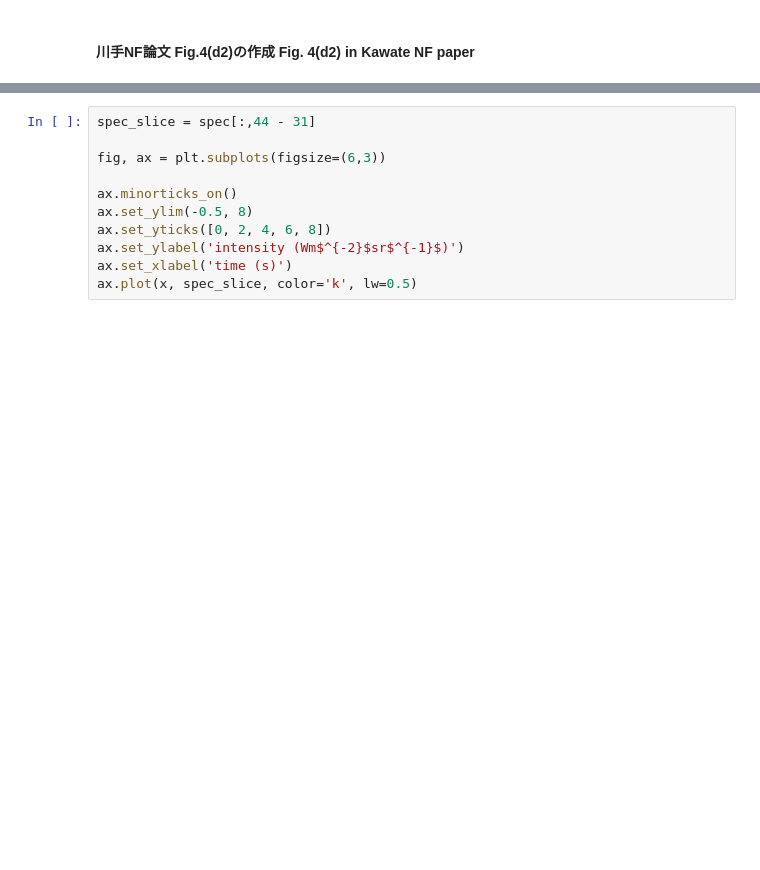
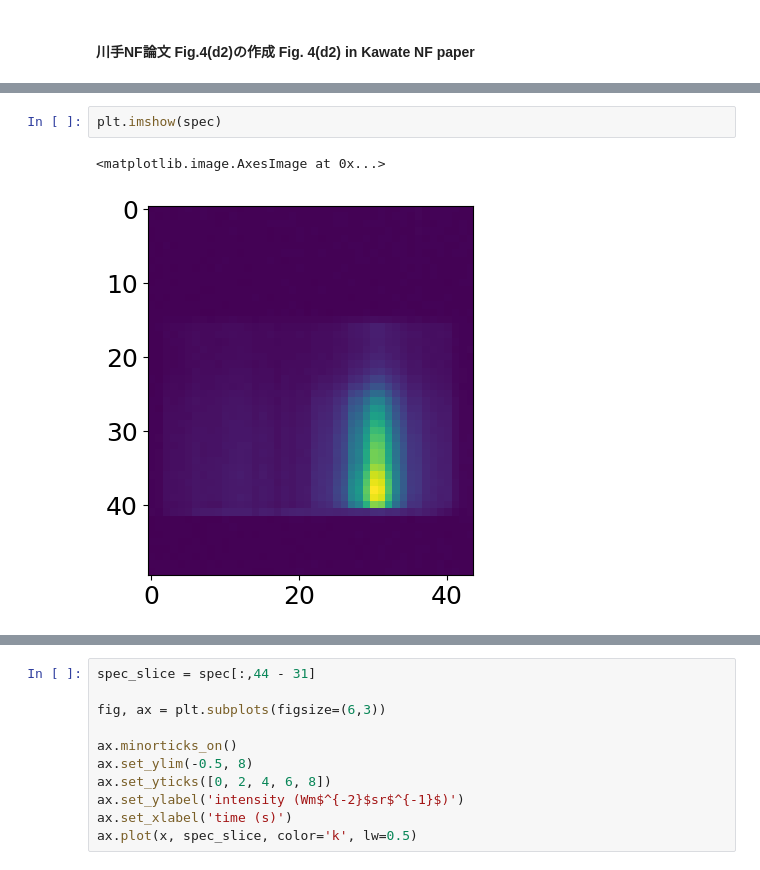
Before and after one commit to queezz/bh-molecule, a Jupyter notebook: examples/analysis_133m_f38_ch31.ipynb, the cells around one changed output, grey strips where cells are left out. Saved outputs shown, nothing was run; the diff lists cells and outputs as text; blank space fills up the shorter version.

```diff
--- a/examples/analysis_133m_f38_ch31.ipynb
+++ b/examples/analysis_133m_f38_ch31.ipynb
@@ -50,2 +48,7 @@ CH_DIV_133M = 31
+# %%
+plt.imshow(spec)
+# %% [output]
+<matplotlib.image.AxesImage at 0x...>
+[figure, added]
 # %%
 plt.rcParams["font.size"] = 18
```
Also changed, not shown: parts of 12 cells of this notebook, 9 other files.
